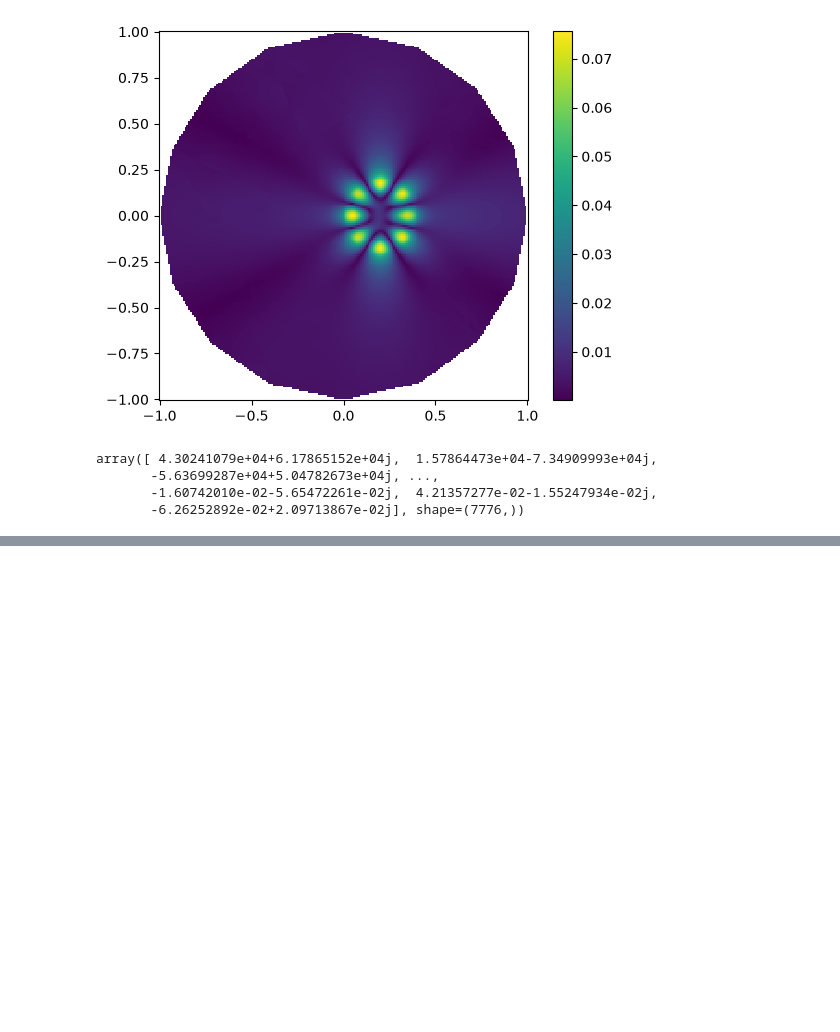
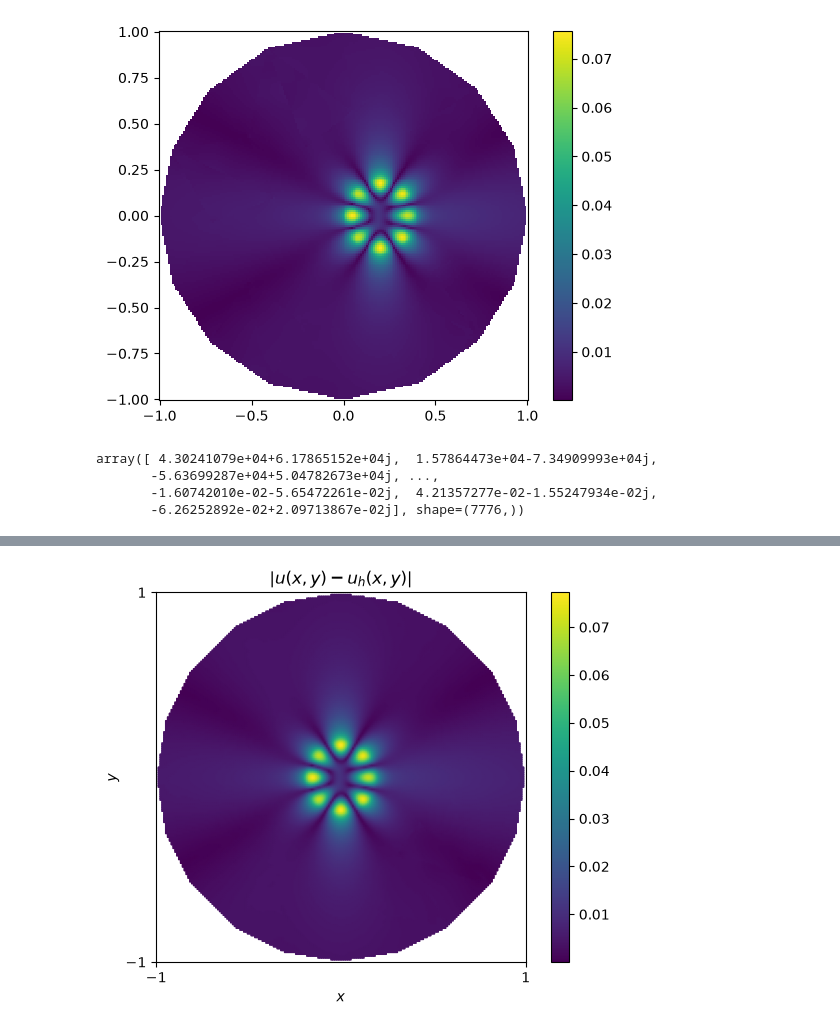
Before and after one commit to MPenaR/Trefftz, a Jupyter notebook: notebooks/convergenve_tests.ipynb, the cells around one changed output, grey strips where cells are left out. Saved outputs shown, nothing was run; the diff lists cells and outputs as text; code cells hidden in the pictures; blank space fills up the shorter version.

```diff
--- a/notebooks/convergenve_tests.ipynb
+++ b/notebooks/convergenve_tests.ipynb
@@ -317,0 +357,12 @@ ax[1].axis('square')
+# %%
+plt.pcolormesh(X, Y, np.abs(U - U_h), shading="gouraud")
+plt.axis('square')
+plt.xlabel('$x$')
+plt.ylabel('$y$')
+plt.xticks([-R,R])
+plt.yticks([-R,R])
+plt.title(r'$\left\vert u(x,y) - u_h(x,y)\right\vert$')
+plt.colorbar()
+plt.savefig('centered_error_plot.png')
+# %% [output]
+[figure, added]
```
Also changed, not shown: parts of 8 cells of this notebook, 31 other files.
